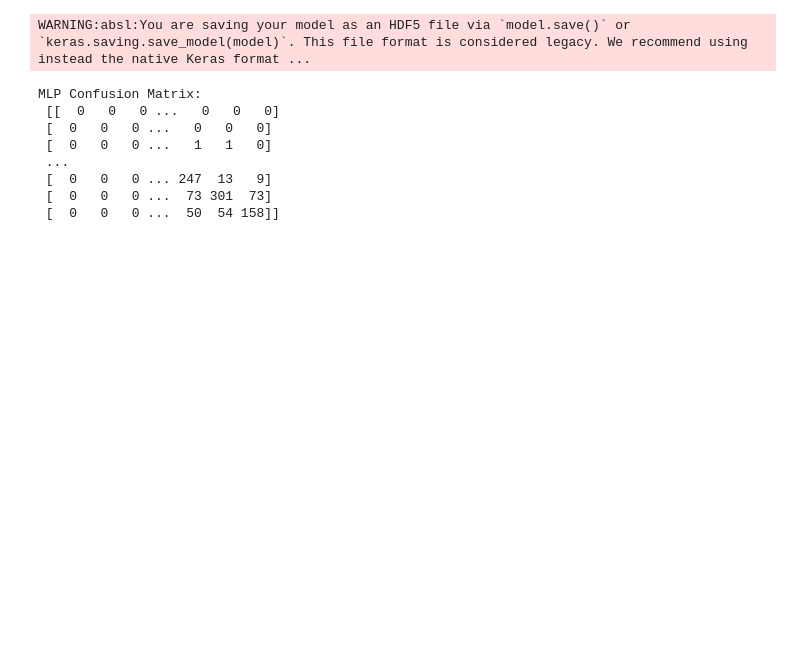
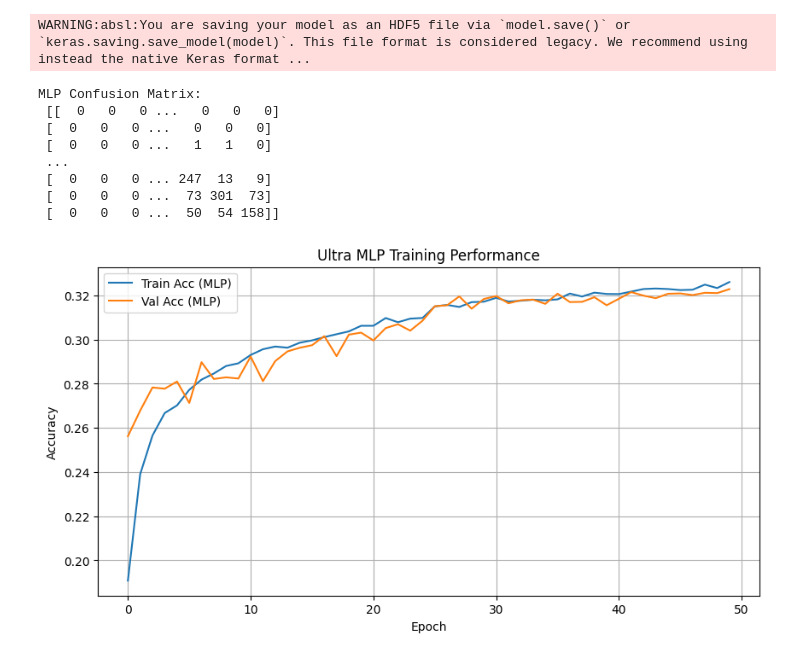
Before and after one commit to SMZ2000/PolyphonicInstrumentTuningDetection, a Jupyter notebook: sample2.ipynb, the cells around one changed output. Cells and saved outputs as stored; diff of their text form; code cells hidden in the pictures; blank space fills up the shorter version.

```diff
--- a/sample2.ipynb
+++ b/sample2.ipynb
@@ -470,3 +693,16 @@ MLP Confusion Matrix:
  [  0   0   0 ... 247  13   9]
  [  0   0   0 ...  73 301  73]
  [  0   0   0 ...  50  54 158]]
+# %%
+# ===== PLOT =====
+plt.figure(figsize=(10,5))
+plt.plot(mlp_history.history['accuracy'], label='Train Acc (MLP)')
+plt.plot(mlp_history.history['val_accuracy'], label='Val Acc (MLP)')
+plt.xlabel('Epoch')
+plt.ylabel('Accuracy')
+plt.legend()
+plt.title('Ultra MLP Training Performance')
+plt.grid()
+plt.show()
+# %% [output]
+[figure, added]
```
Also changed, not shown: parts of 18 cells of this notebook.
